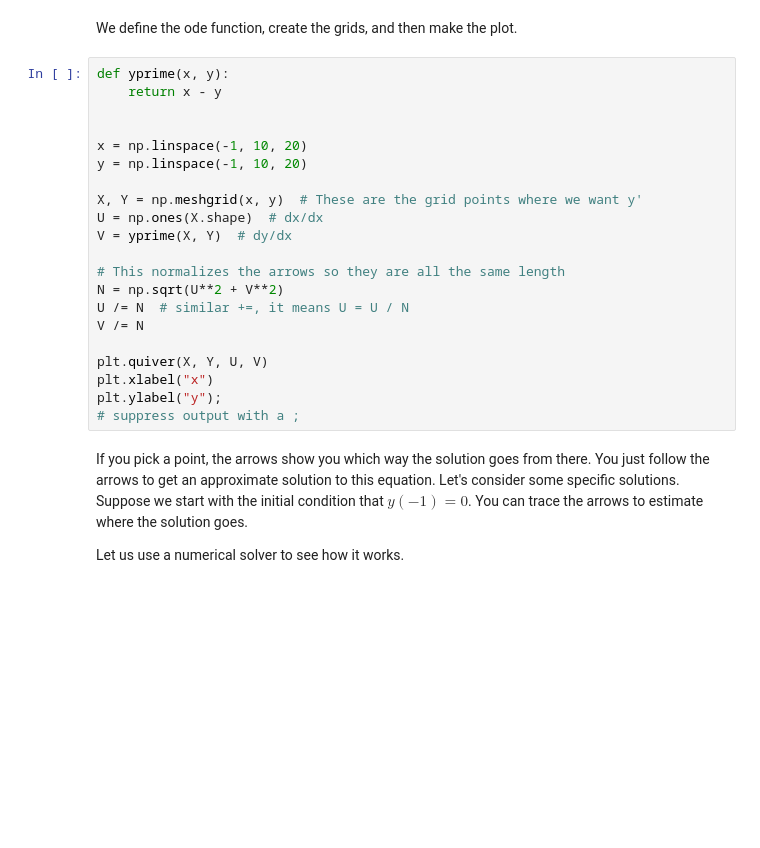
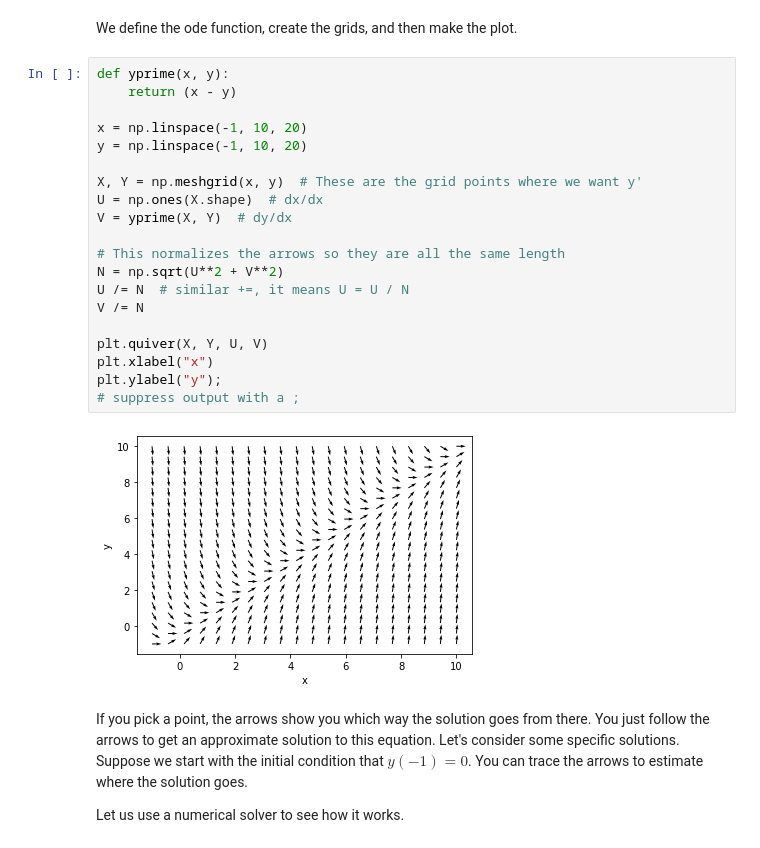
Before and after one commit to Steel-Bank-codespaces/f22-06623, a Jupyter notebook: lectures/04-fode-2/04-fode-2.ipynb, the cells around one changed output. Drawn from its saved outputs; the diff is of its cells as text; blank space fills up the shorter version.

```diff
--- a/lectures/04-fode-2/04-fode-2.ipynb
+++ b/lectures/04-fode-2/04-fode-2.ipynb
@@ -52,25 +113,26 @@ Review the documentation for this function:
 We define the ode function, create the grids, and then make the plot.
 # %%
 def yprime(x, y):
-    return x - y
-
+    return (x - y)
 
 x = np.linspace(-1, 10, 20)
 y = np.linspace(-1, 10, 20)
 
 X, Y = np.meshgrid(x, y)  # These are the grid points where we want y'
 U = np.ones(X.shape)  # dx/dx
 V = yprime(X, Y)  # dy/dx
 
 # This normalizes the arrows so they are all the same length
 N = np.sqrt(U**2 + V**2)
 U /= N  # similar +=, it means U = U / N
 V /= N
 
 plt.quiver(X, Y, U, V)
 plt.xlabel("x")
 plt.ylabel("y");
 # suppress output with a ;
+# %% [output]
+[figure, added]
 # %% [markdown]
 If you pick a point, the arrows show you which way the solution goes from there. You just follow the arrows to get an approximate solution to this equation. Let's consider some specific solutions. Suppose we start with the initial condition that $y(-1) = 0$. You can trace the arrows to estimate where the solution goes.
 
```
Also changed, not shown: parts of 44 cells of this notebook.
